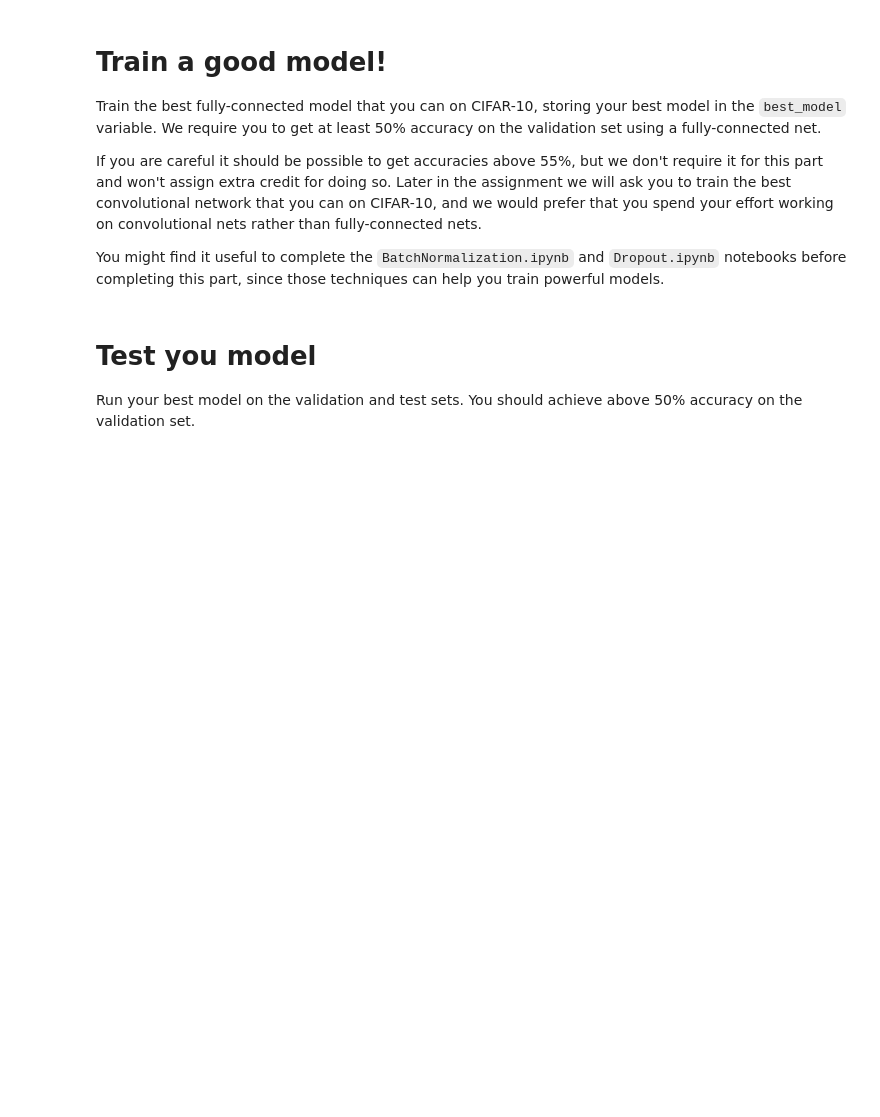
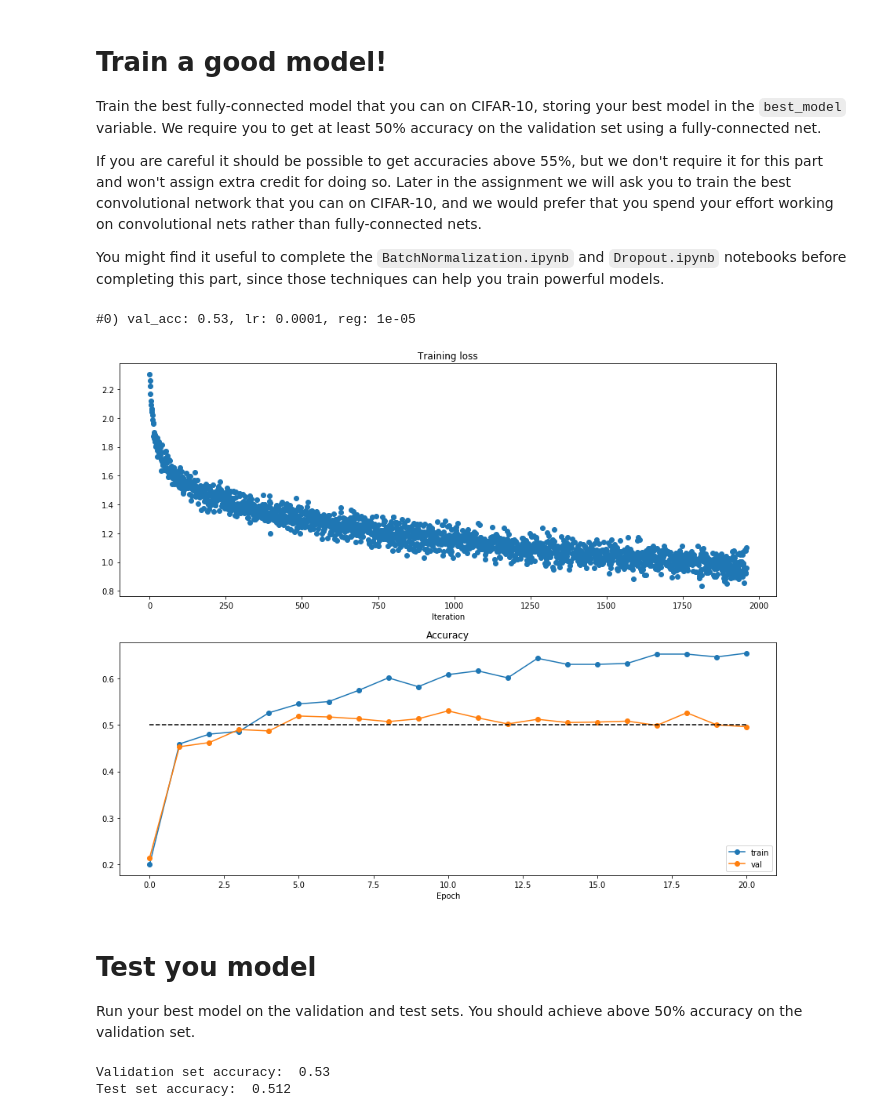
Before and after one commit to gadamc/cs231n, a Jupyter notebook: cs231n_assignment2/FullyConnectedNets.ipynb, the cells around one changed output. Drawn from its saved outputs; the diff is of its cells as text; code cells hidden in the pictures; blank space fills up the shorter version.

```diff
--- a/cs231n_assignment2/FullyConnectedNets.ipynb
+++ b/cs231n_assignment2/FullyConnectedNets.ipynb
@@ -807,15 +823,63 @@ best_model = None
 # batch normalization and dropout useful. Store your best model in the         #
 # best_model variable.                                                         #
 ################################################################################
-pass
+from itertools import product
+
+num_epochs = 20
+batch_size = 500
+
+#best values
+regs = [1e-5]
+weight_scales = [1e-3]
+learning_rates = [1e-4]
+hyper_params = product(learning_rates, weight_scales, regs)
+
+for i, hp in enumerate(hyper_params):
+    lr, ws, reg = hp
+    model = FullyConnectedNet([100], reg=reg, weight_scale=ws)
+    solver = Solver(model, data,
+                  num_epochs=num_epochs, batch_size=batch_size,
+                  update_rule='adam',
+                  optim_config={
+                    'learning_rate': lr
+                  },
+                  verbose=False)
+
+    solver.train()
+    print('#{}) val_acc: {}, lr: {}, reg: {}'.format(i, solver.best_val_acc, lr, reg))
+
 ################################################################################
 #                              END OF YOUR CODE                                #
 ################################################################################
+# %% [output]
+#0) val_acc: 0.53, lr: 0.0001, reg: 1e-05
+# %%
+plt.subplot(2, 1, 1)
+plt.title('Training loss')
+plt.plot(solver.loss_history, 'o')
+plt.xlabel('Iteration')
+
+plt.subplot(2, 1, 2)
+plt.title('Accuracy')
+plt.plot(solver.train_acc_history, '-o', label='train')
+plt.plot(solver.val_acc_history, '-o', label='val')
+plt.plot([0.5] * len(solver.val_acc_history), 'k--')
+plt.xlabel('Epoch')
+plt.legend(loc='lower right')
+plt.gcf().set_size_inches(15, 12)
+plt.show()
+# %% [output]
+[figure, added]
 # %% [markdown]
 # Test you model
 Run your best model on the validation and test sets. You should achieve above 50% accuracy on the validation set.
 # %%
+best_model = model
+
 y_test_pred = np.argmax(best_model.loss(data['X_test']), axis=1)
 y_val_pred = np.argmax(best_model.loss(data['X_val']), axis=1)
 print('Validation set accuracy: ', (y_val_pred == data['y_val']).mean())
 print('Test set accuracy: ', (y_test_pred == data['y_test']).mean())
+# %% [output]
+Validation set accuracy:  0.53
+Test set accuracy:  0.512
```
Also changed, not shown: parts of 21 cells of this notebook, 3 other files.
